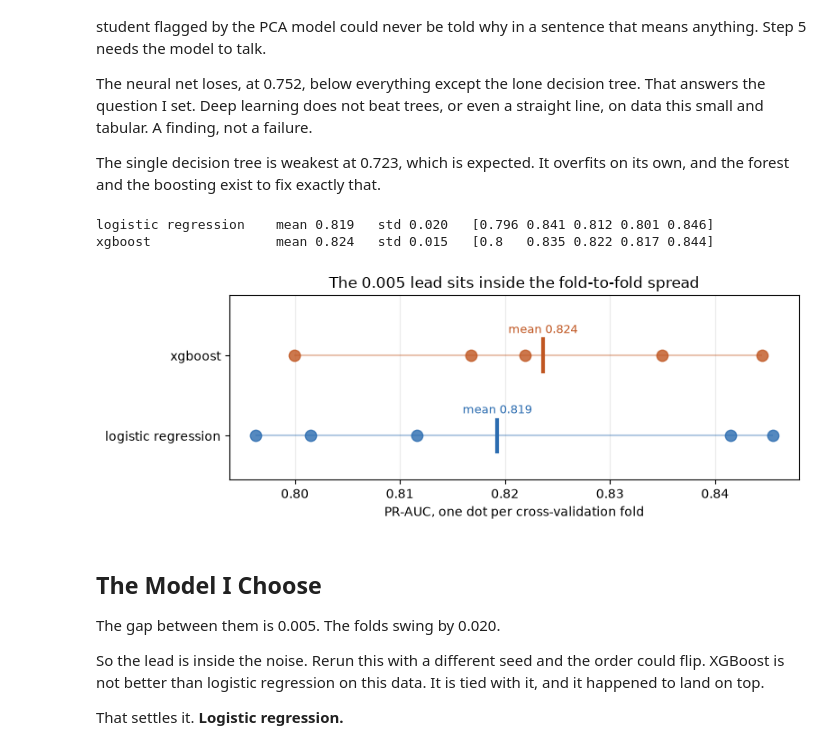
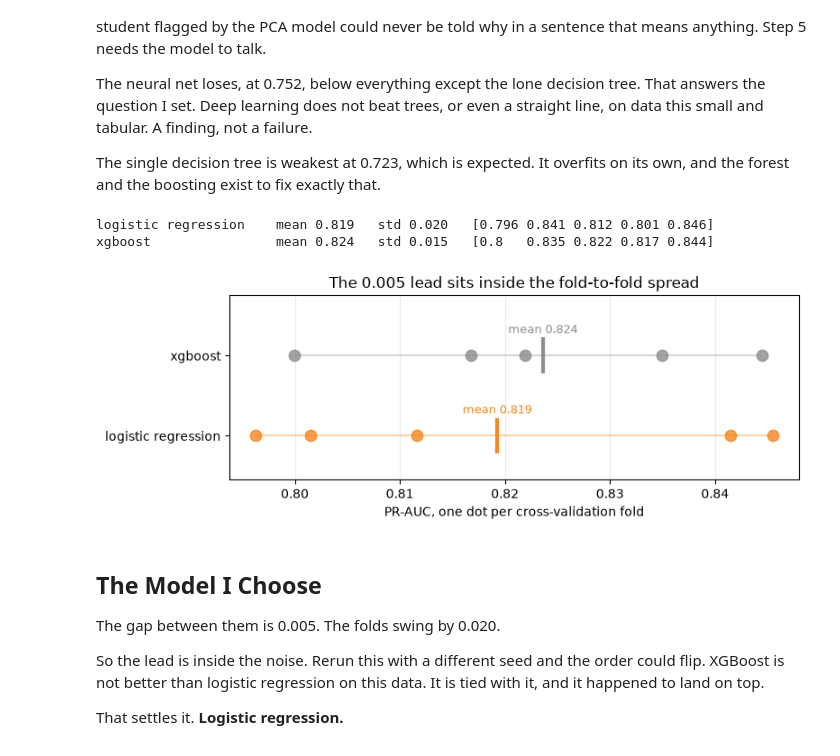
Before and after one commit to jeryldev/pgdaiml-capstone, a Jupyter notebook: notebooks/04_modeling.ipynb, the cells around one changed output. Drawn from its saved outputs; the diff is of its cells as text; code cells hidden in the pictures.

```diff
--- a/notebooks/04_modeling.ipynb
+++ b/notebooks/04_modeling.ipynb
@@ -187,35 +187,35 @@ from sklearn.model_selection import cross_val_score
 import matplotlib.pyplot as plt
 
 # Is XGBoost actually better, or did it just land on top this time?
 folds = {}
 for name in ["logistic regression", "xgboost"]:
     folds[name] = cross_val_score(clone(fitted[name]), Xtr, ytr, cv=cv, scoring="average_precision")
     f = folds[name]
     print(f"{name:22} mean {f.mean():.3f}   std {f.std():.3f}   {np.round(f, 3)}")
 
 # The table above states that the lead is inside the noise. The chart shows it, which
 # is harder to argue with. Each dot is one fold. The bar is the mean.
 fig, ax = plt.subplots(figsize=(8, 3))
-colors = {"logistic regression": "#2b6cb0", "xgboost": "#c05621"}
+colors = {"logistic regression": "#F6861F", "xgboost": "#8C8C8C"}
 for i, (name, f) in enumerate(folds.items()):
     ax.hlines(i, f.min(), f.max(), color=colors[name], lw=1.5, alpha=0.35, zorder=2)
     ax.scatter(f, [i] * len(f), s=80, alpha=0.8, color=colors[name], zorder=3)
     ax.plot([f.mean()] * 2, [i - 0.2, i + 0.2], color=colors[name], lw=3, zorder=4)
     ax.annotate(f"mean {f.mean():.3f}", (f.mean(), i + 0.28), ha="center", fontsize=9,
                 color=colors[name])
 ax.set_yticks(range(len(folds)))
 ax.set_yticklabels(list(folds))
 ax.set_ylim(-0.55, len(folds) - 0.25)
 ax.set_xlabel("PR-AUC, one dot per cross-validation fold")
 ax.set_title("The 0.005 lead sits inside the fold-to-fold spread")
 ax.grid(axis="x", alpha=0.25)
 fig.tight_layout()
 fig.savefig(ROOT / "reports" / "figures" / "model_fold_noise.png", dpi=110)
 plt.show()
 # %% [output]
 logistic regression    mean 0.819   std 0.020   [0.796 0.841 0.812 0.801 0.846]
 xgboost                mean 0.824   std 0.015   [0.8   0.835 0.822 0.817 0.844]
-[figure, old version]
+[figure, new version]
 # %% [markdown]
 ## The Model I Choose
 
```
Also changed, not shown: parts of 4 cells of this notebook, 15 other files.
